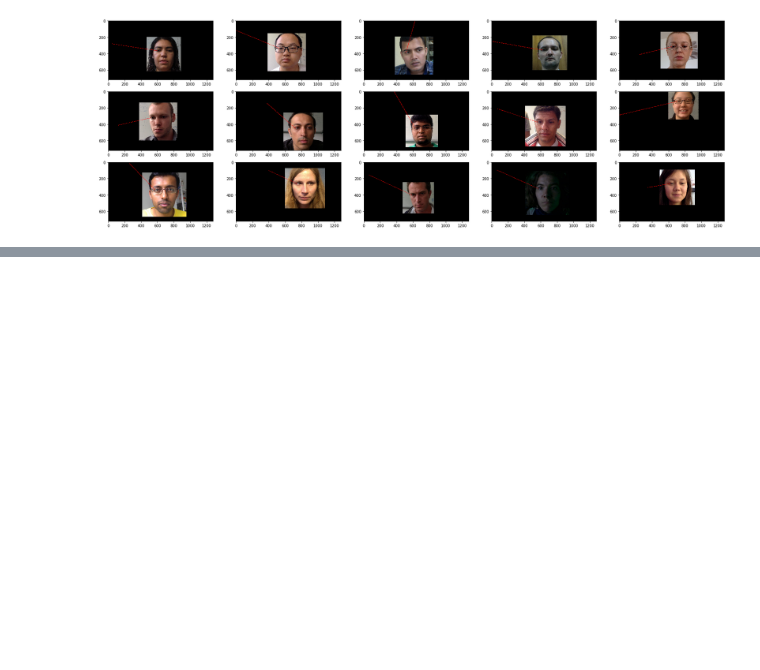
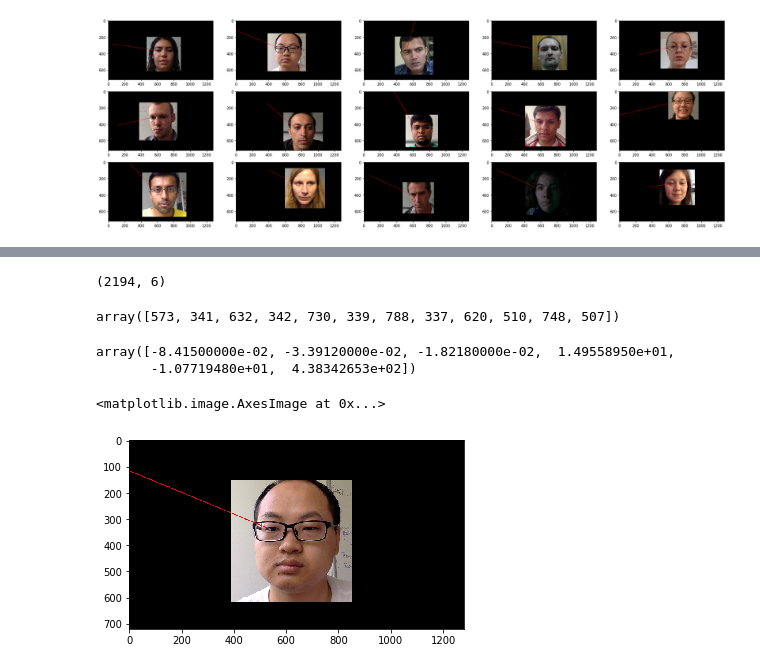
Before and after one commit to Bovey0809/gaze_estimation, a Jupyter notebook: gaze_estimation.ipynb, the cells around one changed output, grey strips where cells are left out. Saved outputs shown, nothing was run; the diff lists cells and outputs as text; code cells hidden in the pictures; blank space fills up the shorter version.

Commit message:
Draw line on image.

```diff
--- a/gaze_estimation.ipynb
+++ b/gaze_estimation.ipynb
@@ -848,7 +780,7 @@ def draw_gaze(image, start, face_center, gaze_target, camera_matrix, diss, rotat
     gaze_direction = gaze_direction.reshape(-1, 3)
     end_point, _ = cv2.projectPoints(gaze_direction, rotation, translation, camera_matrix, diss)
 #    print(end_point[0][0])
-    cv2.line(image, tuple(start), tuple(map(int, (end_point[0][0]))), (255, 0, 0), 2)
+    cv2.line(image, tuple(start), tuple(map(int, (end_point[0][0]))), (255, 0, 0), 10)
     return image
 # %% [markdown]
 #### Test code
@@ -924,0 +913,4 @@ for i in [0, 4, 5,9]:
+# %%
+head_estimated_3d.shape
+# %% [output]
+(2194, 6)
@@ -924,0 +919,14 @@ for i in [0, 4, 5,9]:
+# %%
+face_landmarks[0]
+# %% [output]
+array([573, 341, 632, 342, 730, 339, 788, 337, 620, 510, 748, 507])
+# %%
+head_estimated_3d[0]
+# %% [output]
+array([-8.41500000e-02, -3.39120000e-02, -1.82180000e-02,  1.49558950e+01,
+       -1.07719480e+01,  4.38342653e+02])
+# %%
+plt.imshow(draw_image(1))
+# %% [output]
+<matplotlib.image.AxesImage at 0x...>
+[figure, added]
```
Also changed, not shown: parts of 38 cells of this notebook, 3 other files.
